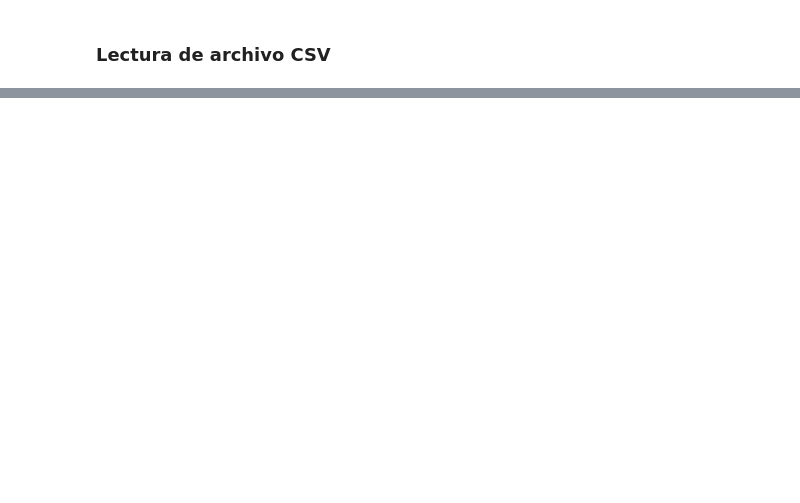
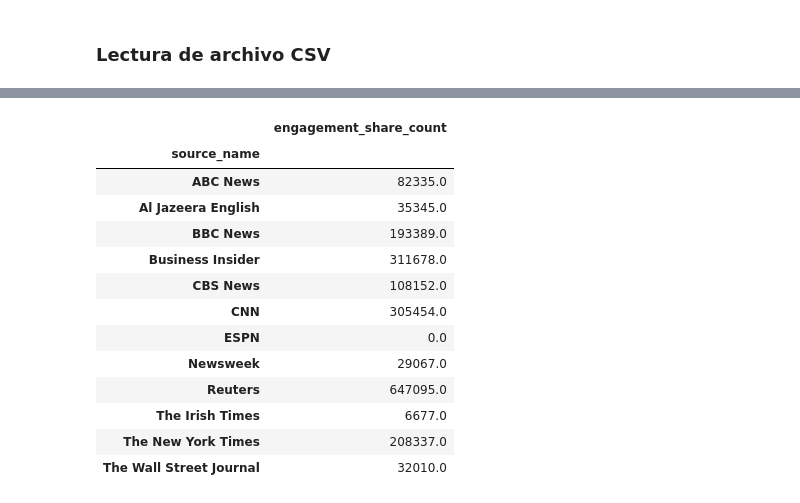
Before and after one commit to GerardoGarcia17/BEDU-DATA-06, a Jupyter notebook: 03_article_analysis.ipynb, the cells around one changed output, grey strips where cells are left out. Saved outputs shown, nothing was run; the diff lists cells and outputs as text; code cells hidden in the pictures; blank space fills up the shorter version.

```diff
--- a/03_article_analysis.ipynb
+++ b/03_article_analysis.ipynb
@@ -23,0 +110,18 @@ data.head()
+# %%
+grouped_sum = data.groupby('source_name')['engagement_share_count'].sum()
+grouped_sum.to_frame()
+# %% [output]
+|  | engagement_share_count |
+| source_name |  |
+| ABC News | 82335.0 |
+| Al Jazeera English | 35345.0 |
+| BBC News | 193389.0 |
+| Business Insider | 311678.0 |
+| CBS News | 108152.0 |
+| CNN | 305454.0 |
+| ESPN | 0.0 |
+| Newsweek | 29067.0 |
+| Reuters | 647095.0 |
+| The Irish Times | 6677.0 |
+| The New York Times | 208337.0 |
+| The Wall Street Journal | 32010.0 |
```
Also changed, not shown: parts of 13 cells of this notebook.
